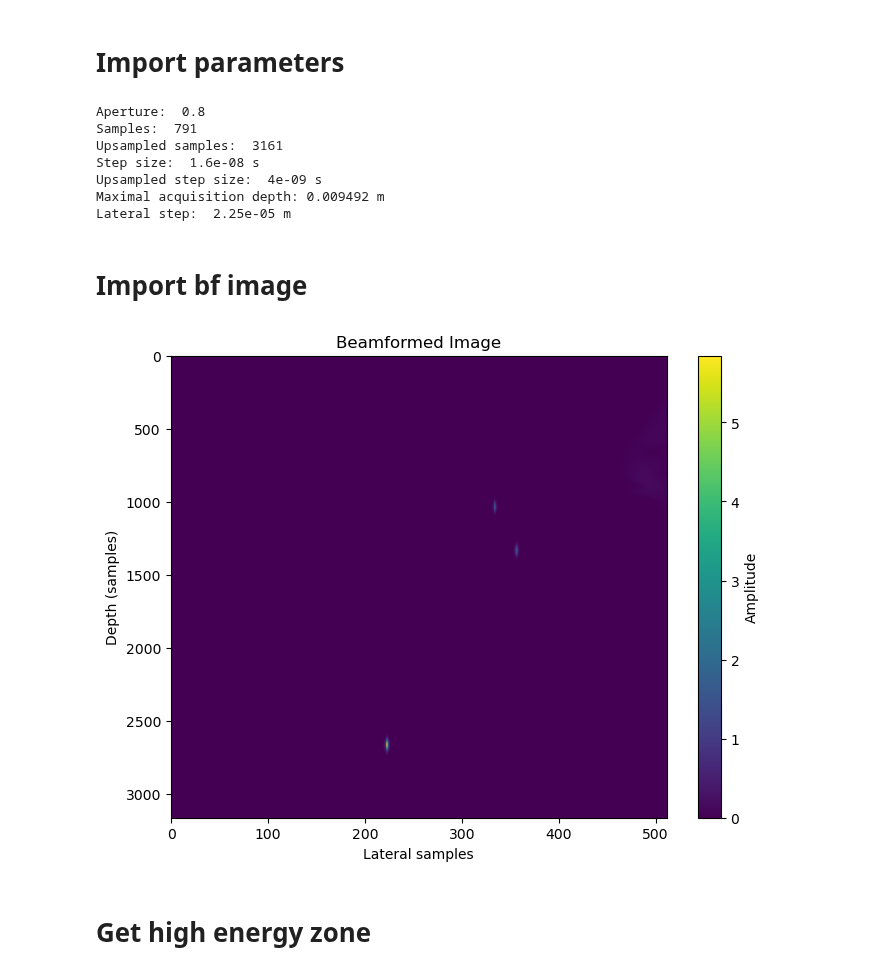
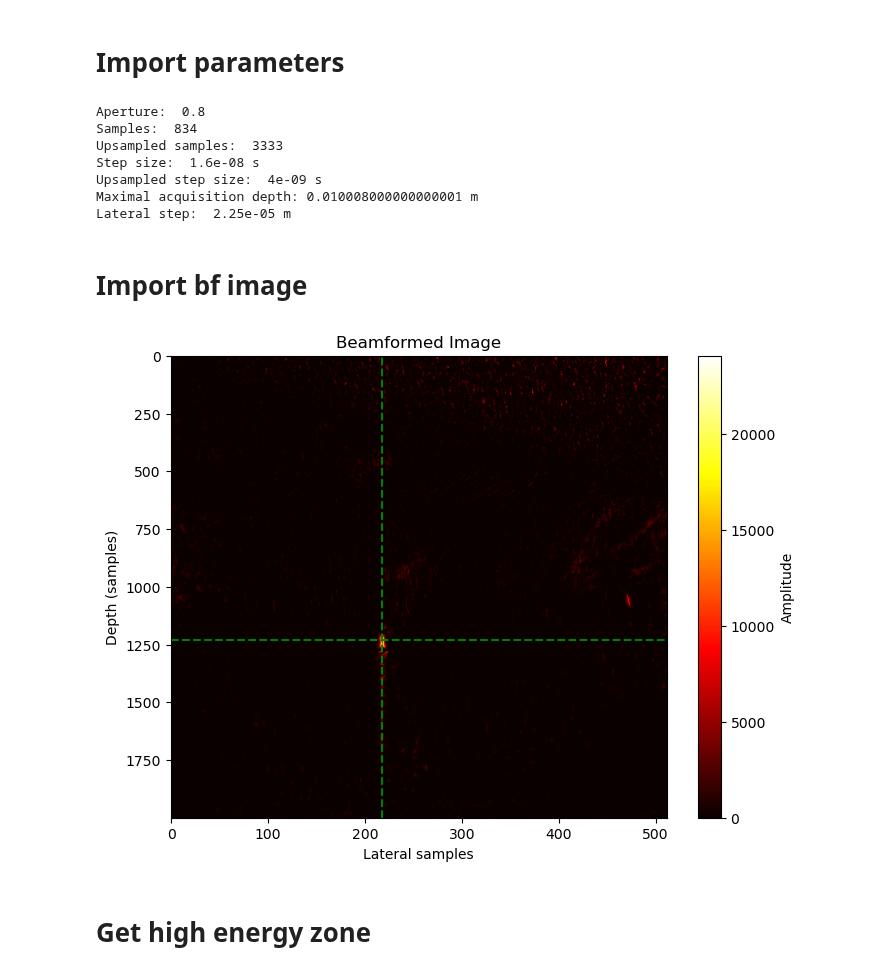
Before and after one commit to MatthieuVAUTRIN/superresolution, a Jupyter notebook: 003_visualization.ipynb, the cells around one changed output. Drawn from its saved outputs; the diff is of its cells as text; code cells hidden in the pictures.

```diff
--- a/003_visualization.ipynb
+++ b/003_visualization.ipynb
@@ -1,8 +1,10 @@
 # %% [markdown]
 # Settings
 # %%
-file_path1 = "./data_nsi/csv/beamformed/002_realpp_angle3_env_nsi.npy"
-file_path2 = "./data_nsi/csv/beamformed/002_realpp_angle3_rectangle.npy"
+file_path1 = "./data_nsi/csv/beamformed/003_real_data_angle31_env_nsi.npy"
+file_path2 = "./data_nsi/csv/beamformed/003_real_data_angle31_rectangle.npy"
+
+using_simulation_data = False
 
 visualizing_upsampled_data = True
 # %% [markdown]
@@ -59,13 +100,16 @@ def calculate_variables(params):
 # %%
-parameters = load_parameters("./parameters.json")
-params, pos, time = calculate_variables(parameters)
+parameters = load_parameters("./parameters_real_data.json")
+if using_simulation_data:
+    params, pos, time = calculate_variables_simulation(parameters)
+else:
+    params, pos, time = calculate_variables_real_data(parameters)
 # %% [output]
 Aperture:  0.8
-Samples:  791
-Upsampled samples:  3161
+Samples:  834
+Upsampled samples:  3333
 Step size:  1.6e-08 s
 Upsampled step size:  4e-09 s
-Maximal acquisition depth: 0.009492 m
+Maximal acquisition depth: 0.010008000000000001 m
 Lateral step:  2.25e-05 m
 # %%
 step_size = params["simulation"]["upsampled_step_size"] if visualizing_upsampled_data else params["simulation"]["step_size"]
@@ -74,16 +118,23 @@ step_size = params["simulation"]["upsampled_step_size"] if visualizing_upsampled
 # %%
 bf_matrix1  = np.load(file_path1)
 bf_matrix2  = np.load(file_path2)
+
+bf_matrix1 = bf_matrix1[500:2500, :]
+bf_matrix2 = bf_matrix2[500:2500, :]
 # %%
+max_row, max_col = np.unravel_index(np.argmax(np.abs(bf_matrix1)), bf_matrix1.shape)
+
 plt.figure(figsize=(8, 6))
 plt.imshow(np.abs(bf_matrix1), cmap='hot', aspect='auto')
 plt.title("Beamformed Image")
 plt.xlabel("Lateral samples")
 plt.ylabel("Depth (samples)")
 plt.colorbar(label="Amplitude")
+plt.axvline(x=max_col, color='g', linestyle='--')
+plt.axhline(y=max_row, color='g', linestyle='--')
 plt.show()
 # %% [output]
-[figure, old version]
+[figure, new version]
 # %% [markdown]
 # Get high energy zone
 # %%
```
Also changed, not shown: parts of 5 cells of this notebook, 4 other files.
